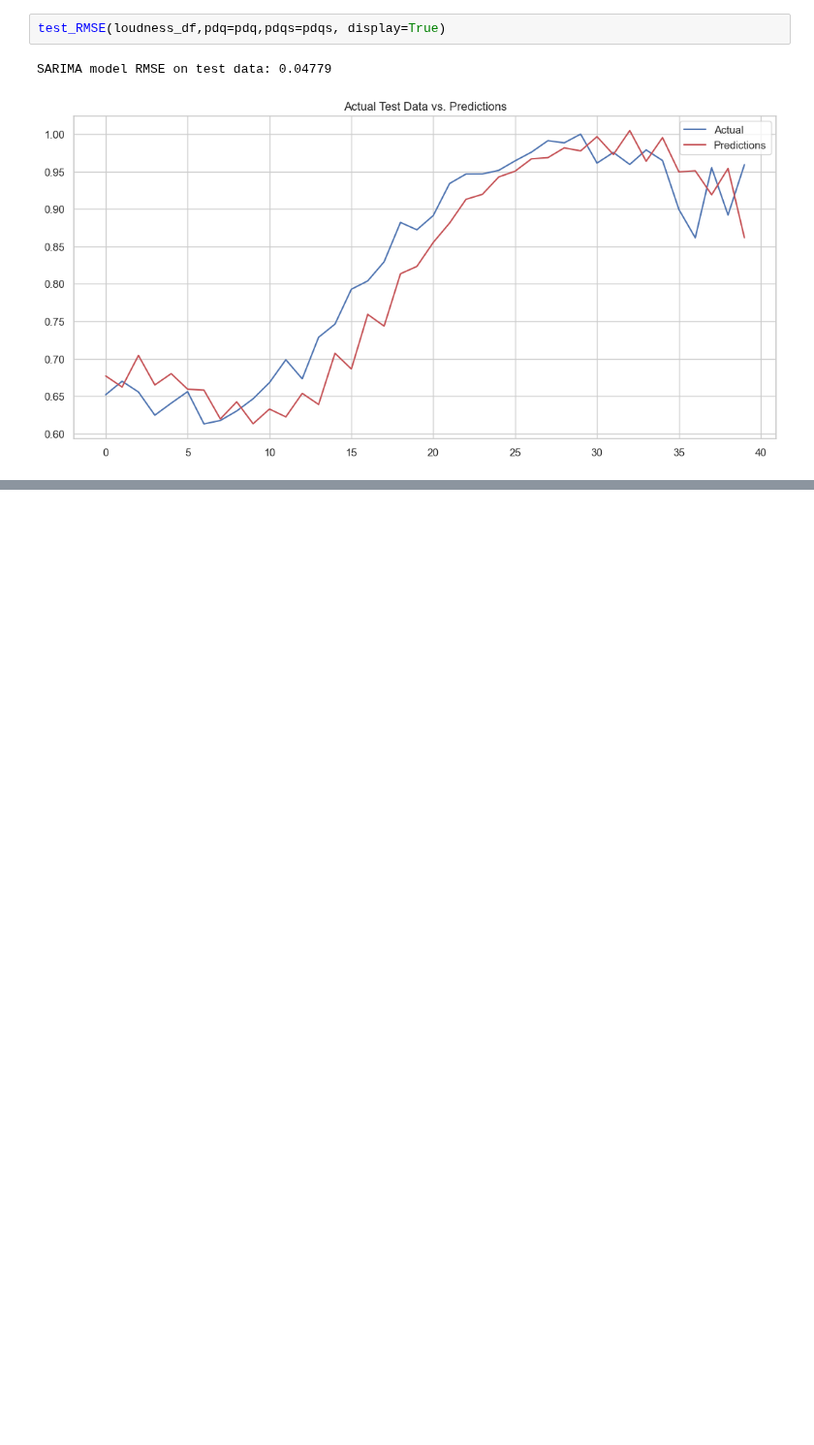
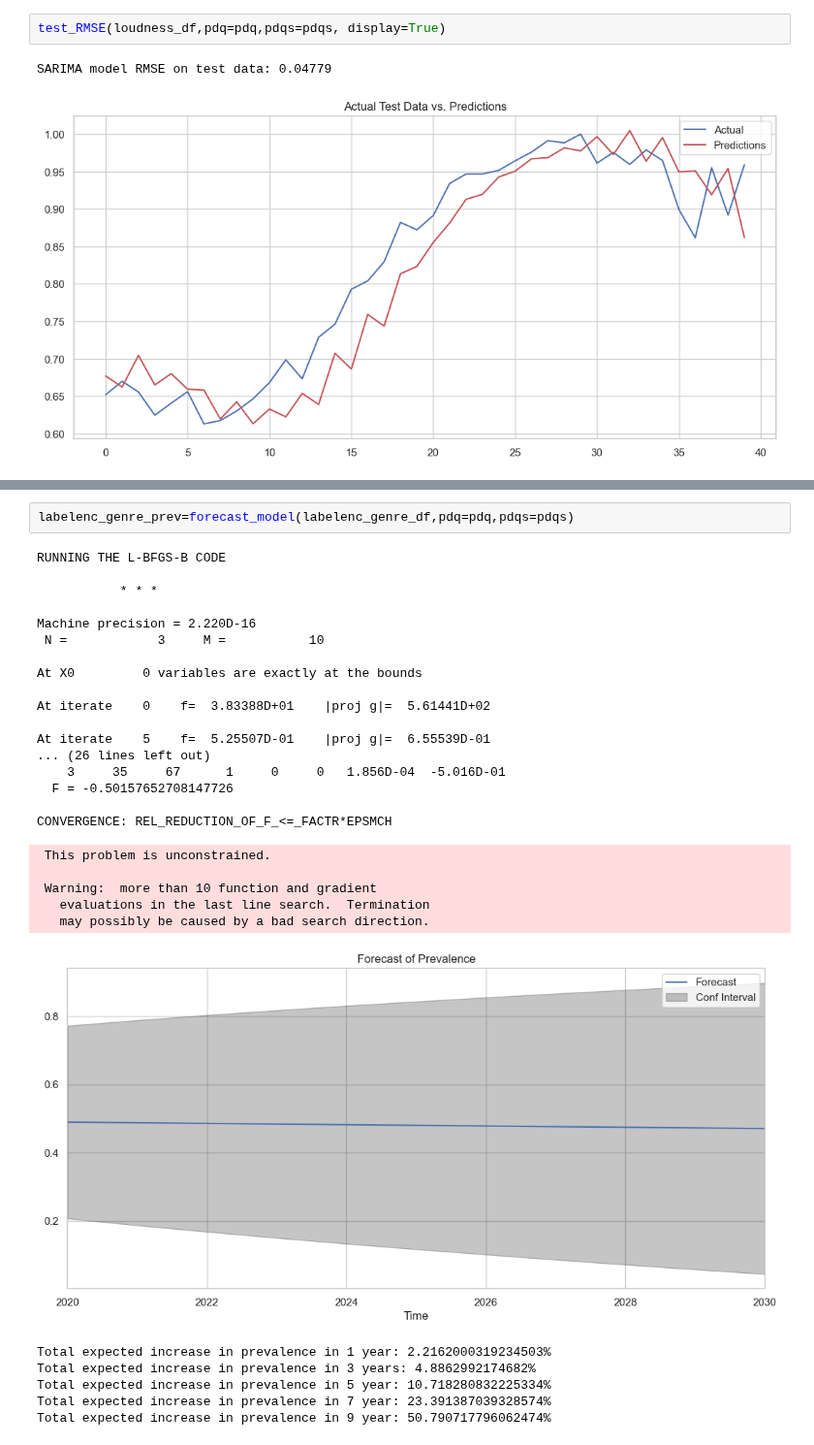
Before and after one commit to moraditya/spotify-time-series, a Jupyter notebook: models/spotify-time-series-ARIMA-LSTM.ipynb, the cells around one changed output, grey strips where cells are left out. Shown at 97% size. Saved outputs shown, nothing was run; the diff lists cells and outputs as text; blank space fills up the shorter version.

```diff
--- a/models/spotify-time-series-ARIMA-LSTM.ipynb
+++ b/models/spotify-time-series-ARIMA-LSTM.ipynb
@@ -773,0 +839,31 @@ Total expected increase in prevalence in 9 year: 558.7493413404529%
+# %%
+labelenc_genre_prev=forecast_model(labelenc_genre_df,pdq=pdq,pdqs=pdqs)
+# %% [output]
+RUNNING THE L-BFGS-B CODE
+
+           * * *
+
+Machine precision = 2.220D-16
+ N =            3     M =           10
+
+At X0         0 variables are exactly at the bounds
+
+At iterate    0    f=  3.83388D+01    |proj g|=  5.61441D+02
+
+At iterate    5    f=  5.25507D-01    |proj g|=  6.55539D-01
+... (26 lines left out)
+    3     35     67      1     0     0   1.856D-04  -5.016D-01
+  F = -0.50157652708147726
+
+CONVERGENCE: REL_REDUCTION_OF_F_<=_FACTR*EPSMCH
+ This problem is unconstrained.
+
+ Warning:  more than 10 function and gradient
+   evaluations in the last line search.  Termination
+   may possibly be caused by a bad search direction.
+[figure, added]
+Total expected increase in prevalence in 1 year: 2.2162000319234503%
+Total expected increase in prevalence in 3 years: 4.8862992174682%
+Total expected increase in prevalence in 5 year: 10.718280832225334%
+Total expected increase in prevalence in 7 year: 23.391387039328574%
+Total expected increase in prevalence in 9 year: 50.790717796062474%
```
Also changed, not shown: parts of 6 cells of this notebook.
